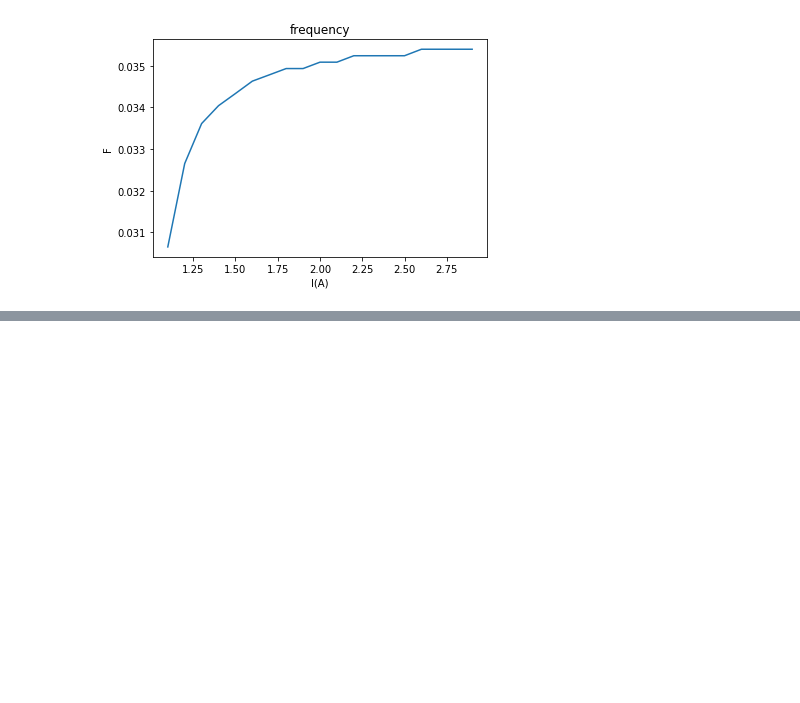
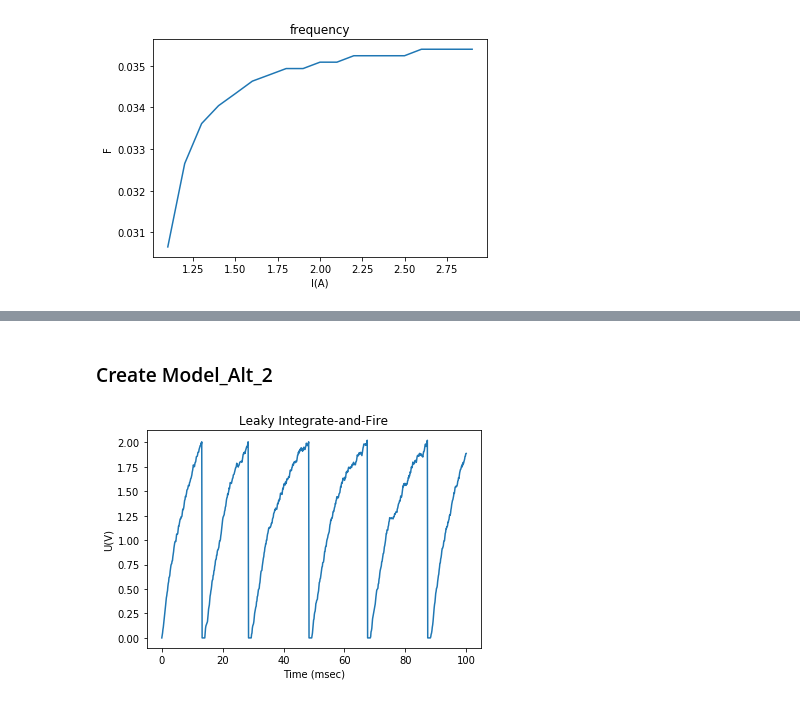
Before and after one commit to safeamiiir/Leaky-Integrate-and-Fire-Model, a Jupyter notebook: Exc_1.ipynb, the cells around one changed output, grey strips where cells are left out. Saved outputs shown, nothing was run; the diff lists cells and outputs as text; code cells hidden in the pictures; blank space fills up the shorter version.

```diff
--- a/Exc_1.ipynb
+++ b/Exc_1.ipynb
@@ -116,0 +191,18 @@ plot_i_t(model_alt)
+# %% [markdown]
+### Create  Model_Alt_2
+# %%
+T = 100 # total time to simulate (msec)
+dt = 0.125 # simulation time step (msec)
+time = np.arange(0, T+dt, dt) # time array
+t_rest = 0 # initial refractory time
+Rm = 1 # resistance (kOhm)
+Cm = 10 # capacitance (uF)
+tau_ref = 1 # refractory period (msec)
+Vth = 2 # spike threshold (V)
+V_spike = 0 # spike delta (V)
+I = 0.5 # input current (A)
+
+model_alt_2 = lif_model(time, t_rest, Rm, Cm, tau_ref, Vth, V_spike, Alternative=True, startRange=1, endRange=5)
+plot_lif(model_alt_2)plot_lif(model_alt_2)
+# %% [output]
+[figure, added]
```
Also changed, not shown: parts of 17 cells of this notebook, 2 other files.
